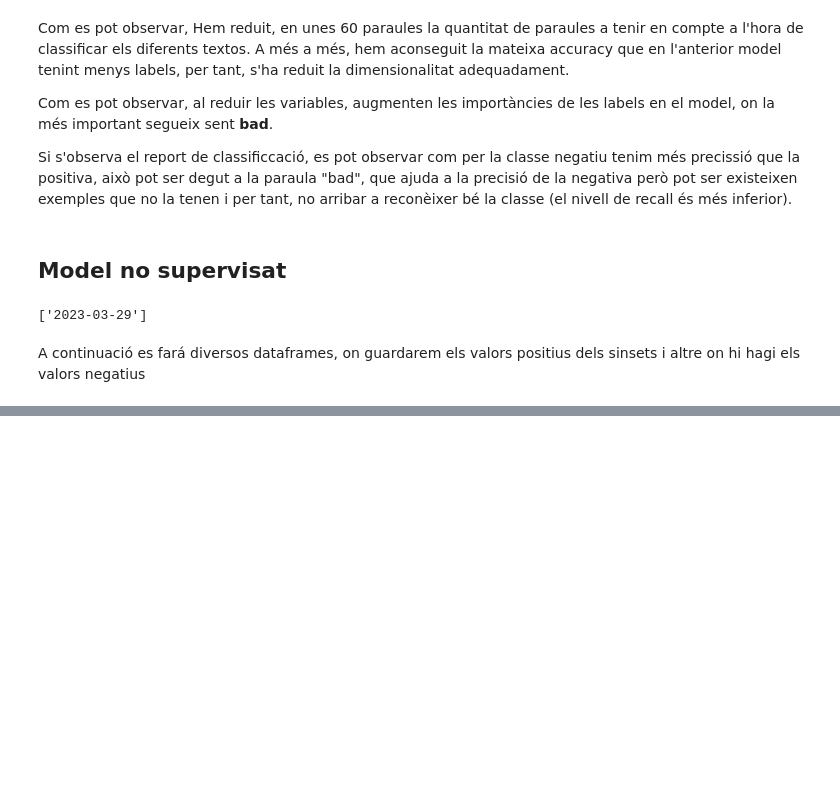
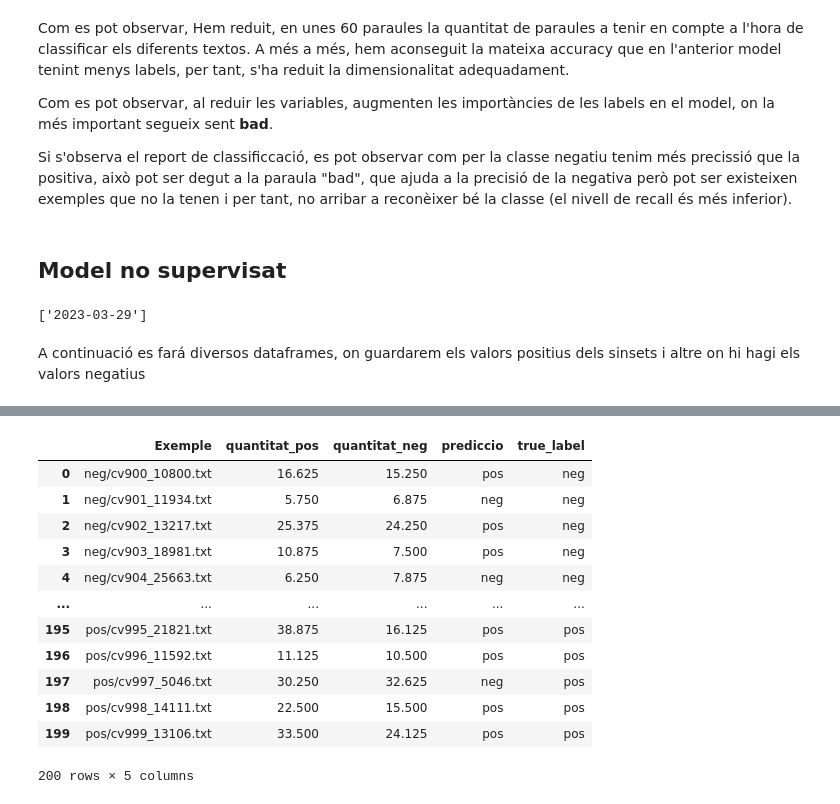
Before and after one commit to AdriSvm/practica2_PLH, a Jupyter notebook: deteccio_opinions.ipynb, the cells around one changed output, grey strips where cells are left out. Saved outputs shown, nothing was run; the diff lists cells and outputs as text; code cells hidden in the pictures; blank space fills up the shorter version.

Commit message:
Model no supervisat + esperiment

```diff
--- a/deteccio_opinions.ipynb
+++ b/deteccio_opinions.ipynb
@@ -364,0 +308,14 @@ a
+# %%
+import nltk
+
+nltk.download('wordnet')
+nltk.download('omw-1.4')
+wnl = nltk.stem.WordNetLemmatizer()
+def lemmatize(p):
+  d = {'NN': 'n', 'NNS': 'n',
+       'JJ': 'a', 'JJR': 'a', 'JJS': 'a',
+       'VB': 'v', 'VBD': 'v', 'VBG': 'v', 'VBN': 'v', 'VBP': 'v', 'VBZ': 'v',
+       'RB': 'r', 'RBR': 'r', 'RBS': 'r'}
+  if p[1] in d:
+    return [wnl.lemmatize(p[0], pos=d[p[1]]), d[p[1]]]
+  return [p[0]]
@@ -364,0 +329,26 @@ a
+# %%
+def model_no_supervisat(dades:dict):
+    dd = pd.DataFrame(columns=["Exemple", "quantitat_pos", "quantitat_neg", "prediccio", "true_label"])
+    for tag in dades.keys():
+        exemple = nltk.word_tokenize(dades[tag])
+        exemple_tagged = nltk.pos_tag(exemple)
+        quant_pos = 0
+        quant_neg = 0
+        for x in range(len(exemple)):
+            lema = lemmatize(exemple_tagged[x])
+            if len(lema) == 1:
+                quant_neg += 0
+                quant_pos += 0
+            else:
+                synset = nltk.wsd.lesk(exemple, exemple[x], lema[1])
+                if synset is None:
+                    pass
+                else:
+                    senti = swn.senti_synset(synset.name())
+                    quant_neg += senti.neg_score()
+                    quant_pos += senti.pos_score()
+
+        resultat = "neg" if quant_neg > quant_pos else "pos"
+        dd.loc[len(dd)] = [tag] + [quant_pos] + [quant_neg] + [resultat] + [tag[0:3]]
+
+    return dd
@@ -364,0 +368,18 @@ a
+# %%
+dd_final = model_no_supervisat(test)
+# %%
+dd_final
+# %% [output]
+|  | Exemple | quantitat_pos | quantitat_neg | prediccio | true_label |
+| 0 | neg/cv900_10800.txt | 16.625 | 15.250 | pos | neg |
+| 1 | neg/cv901_11934.txt | 5.750 | 6.875 | neg | neg |
+| 2 | neg/cv902_13217.txt | 25.375 | 24.250 | pos | neg |
+| 3 | neg/cv903_18981.txt | 10.875 | 7.500 | pos | neg |
+| 4 | neg/cv904_25663.txt | 6.250 | 7.875 | neg | neg |
+| ... | ... | ... | ... | ... | ... |
+| 195 | pos/cv995_21821.txt | 38.875 | 16.125 | pos | pos |
+| 196 | pos/cv996_11592.txt | 11.125 | 10.500 | pos | pos |
+| 197 | pos/cv997_5046.txt | 30.250 | 32.625 | neg | pos |
+| 198 | pos/cv998_14111.txt | 22.500 | 15.500 | pos | pos |
+| 199 | pos/cv999_13106.txt | 33.500 | 24.125 | pos | pos |
+200 rows × 5 columns
```
Also changed, not shown: parts of 18 cells of this notebook.
